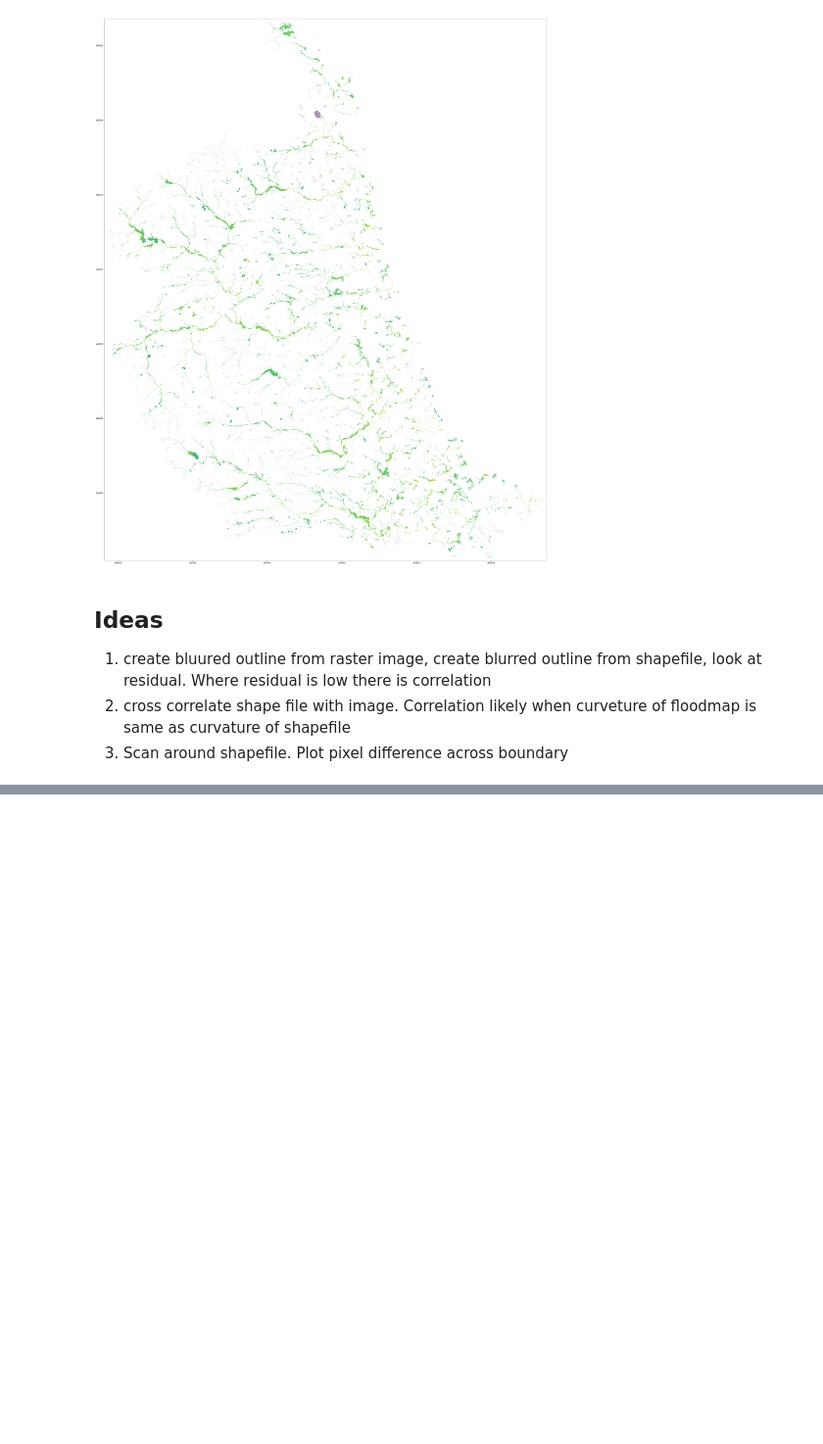
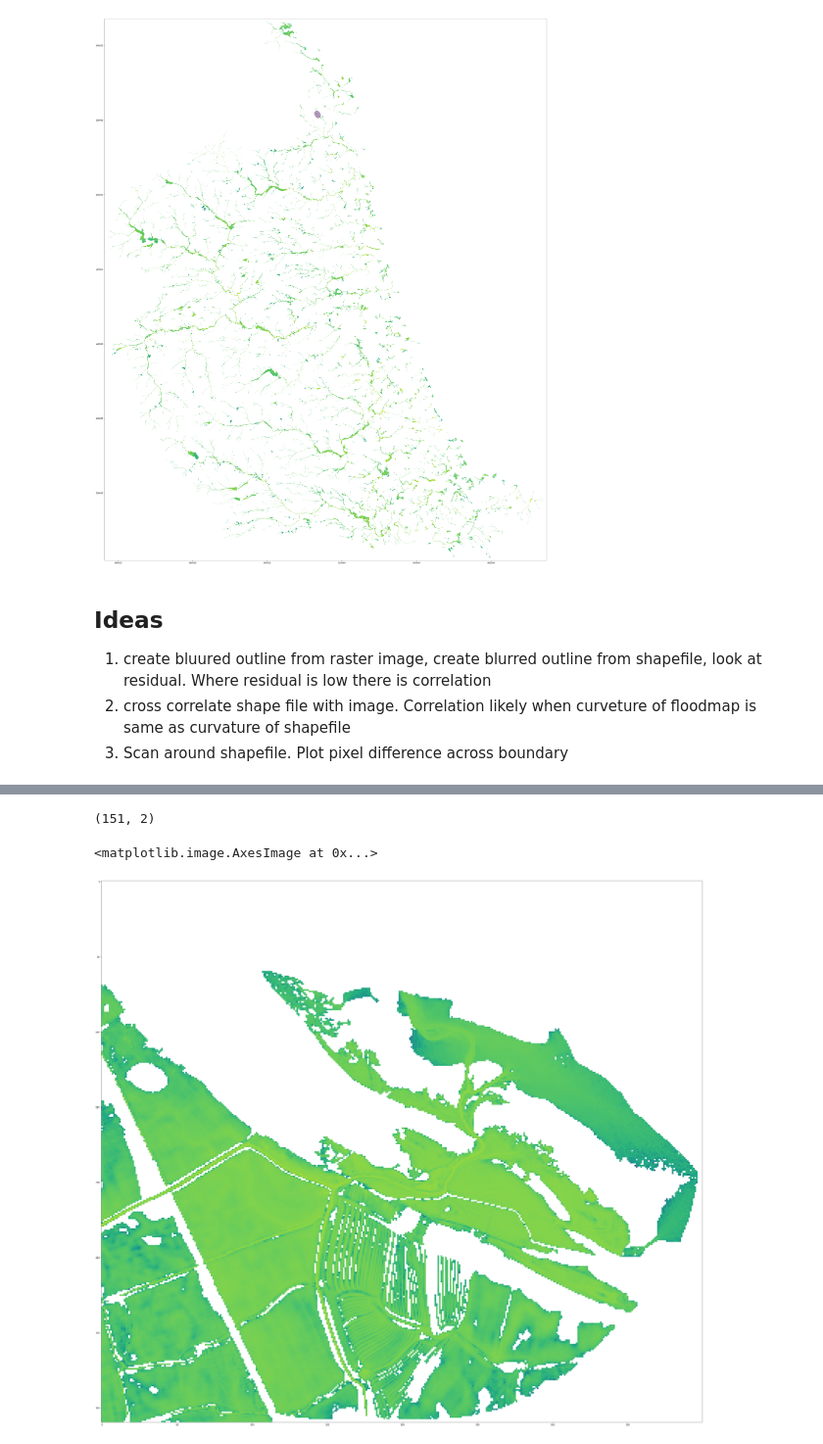
Before and after one commit to pdh21/Ambiental_C1, a Jupyter notebook: Data_Analysis.ipynb, the cells around one changed output, grey strips where cells are left out. Shown at 98% size. Drawn from its saved outputs; the diff is of its cells as text; code cells hidden in the pictures; blank space fills up the shorter version.

```diff
--- a/Data_Analysis.ipynb
+++ b/Data_Analysis.ipynb
@@ -141,0 +142,27 @@ ax.add_collection(p)
+# %%
+import shapefile
+sf = shapefile.Reader('./data/Ambiental_DataJavelin_FloodMap_QA/Domain_Errors/Domains/NOR_5072_1_Domain.shp')
+# %%
+sh_points=np.array(sf.shapes()[0].points)
+# %%
+sh_points.shape
+# %% [output]
+(151, 2)
+# %%
+xpix=np.arange(extent_lonlat[0],extent_lonlat[1],pixel_width)
+ypix=np.arange(extent_lonlat[3],extent_lonlat[2],pixel_height)
+# %%
+def find_nearest(array, value):
+    ''' Find nearest value is an array '''
+    idx = (np.abs(array-value)).argmin()
+    return idx
+# %%
+plt.figure(figsize=(50,50))
+xmin=find_nearest(xpix,np.min(sh_points[:,0]))
+xmax=find_nearest(xpix,np.max(sh_points[:,0]))
+ymin=find_nearest(ypix,np.min(sh_points[:,1]))
+ymax=find_nearest(ypix,np.max(sh_points[:,1]))
+plt.imshow(np.log10(arr[ymax:ymin,xmin:xmax]),vmin=np.log10(band.GetMinimum()), vmax=np.log10(band.GetMaximum()), cmap='viridis')
+# %% [output]
+<matplotlib.image.AxesImage at 0x...>
+[figure, added]
```
Also changed, not shown: parts of 51 cells of this notebook.
